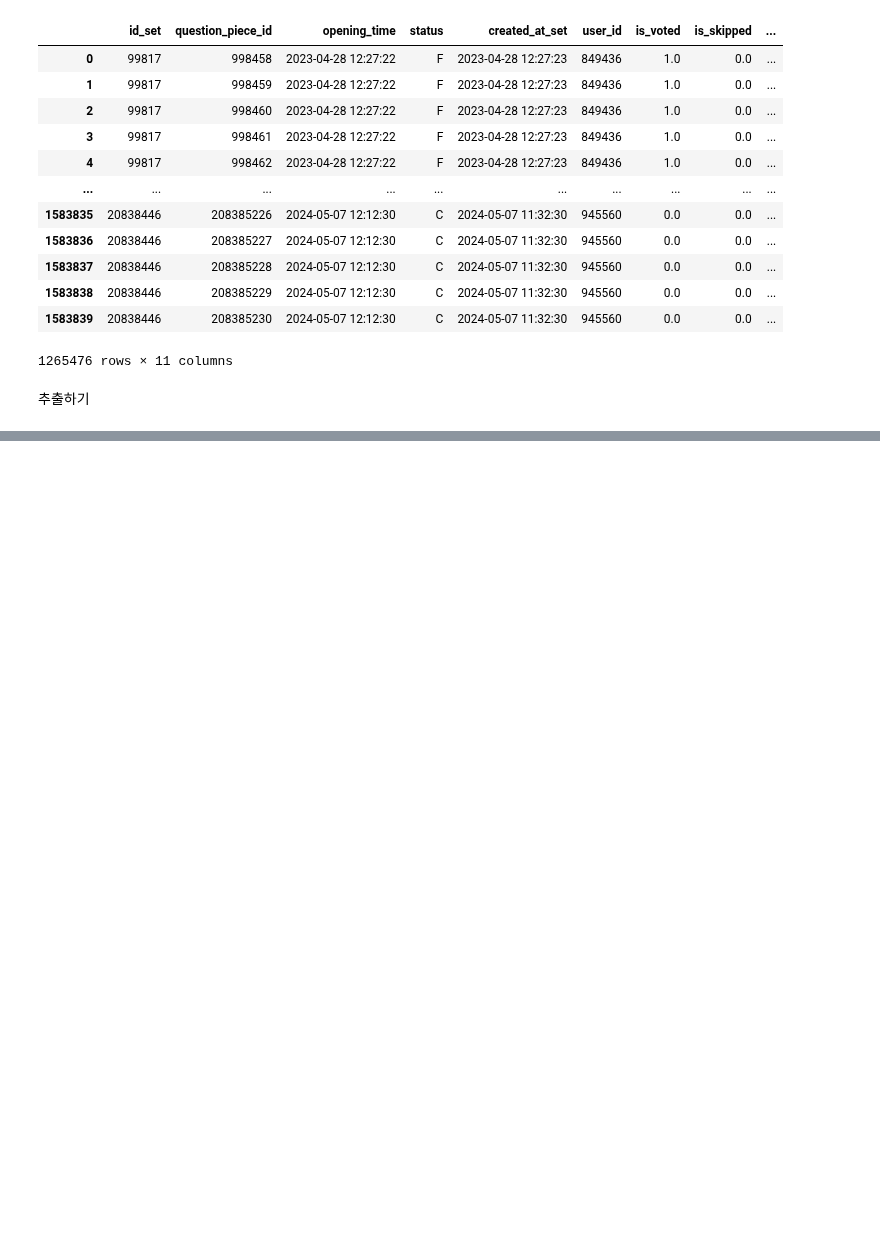
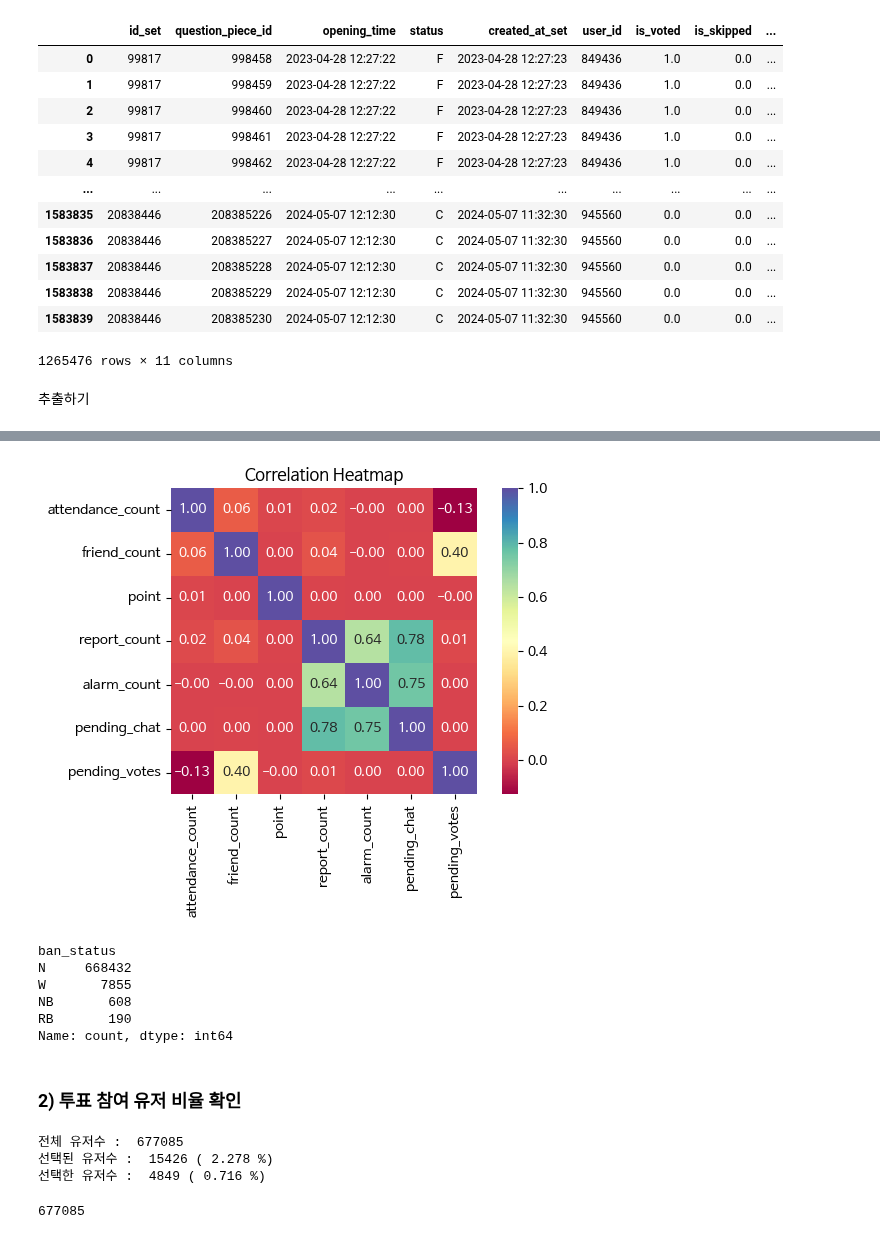
Before and after one commit to goheejieuri/final_project_team3, a Jupyter notebook: sohee.ipynb, the cells around one changed output, grey strips where cells are left out. Saved outputs shown, nothing was run; the diff lists cells and outputs as text; code cells hidden in the pictures; blank space fills up the shorter version.

```diff
--- a/sohee.ipynb
+++ b/sohee.ipynb
@@ -357,0 +684,20 @@ mem_con.execute("""
+# %%
+correlation = user_df[['attendance_count', 'friend_count', 'point', 'report_count',	'alarm_count',	'pending_chat',	'pending_votes']].corr()
+
+sns.heatmap(correlation, annot=True, cmap='Spectral', fmt=".2f", square=True)
+plt.title('Correlation Heatmap')
+plt.tight_layout()
+plt.show()
+# %% [output]
+[figure, added]
+# %%
+user_df['ban_status'].value_counts()
+# %% [output]
+ban_status
+N     668432
+W       7855
+NB       608
+RB       190
+Name: count, dtype: int64
+# %% [markdown]
+### 2) 투표 참여 유저 비율 확인
@@ -357,0 +708,12 @@ mem_con.execute("""
+# %%
+print("전체 유저수 : ", user_cnt)
+print("선택된 유저수 : ", chosen_user_cnt, "(", round(chosen_user_cnt/user_cnt*100,3) , "%)")
+print("선택한 유저수 : ", vote_user_cnt, "(", round(vote_user_cnt/user_cnt*100, 3), "%)")
+# %% [output]
+전체 유저수 :  677085
+선택된 유저수 :  15426 ( 2.278 %)
+선택한 유저수 :  4849 ( 0.716 %)
+# %%
+user_df['user_id'].nunique()
+# %% [output]
+677085
```
Also changed, not shown: parts of 77 cells of this notebook.
